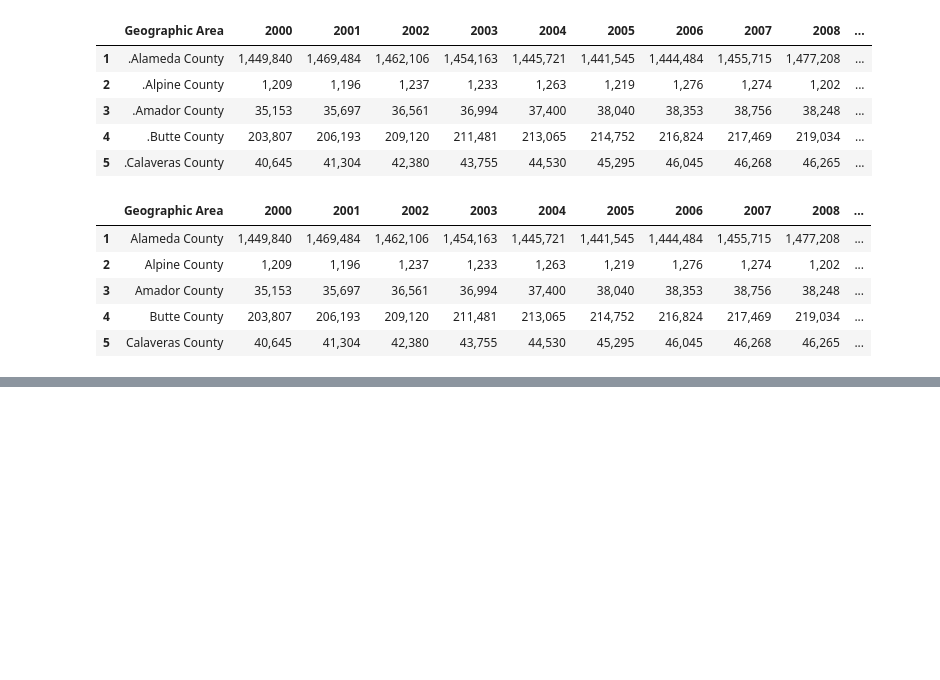
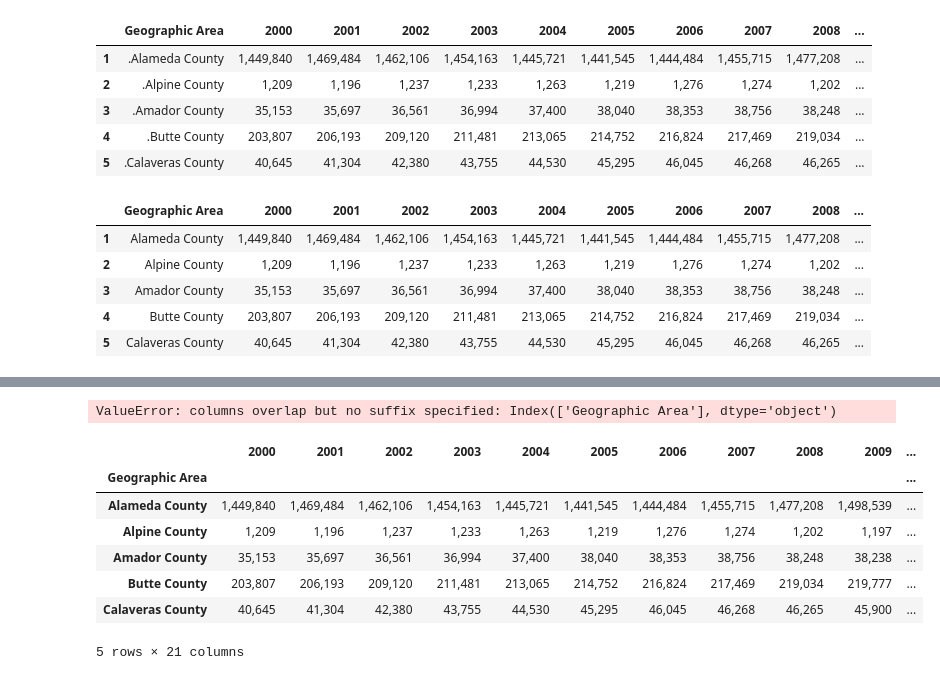
Before and after one commit to dillonallen92/CSUF-Project-Code, a Jupyter notebook: Project/code/test_notebook.ipynb, the cells around one changed output, grey strips where cells are left out. Saved outputs shown, nothing was run; the diff lists cells and outputs as text; code cells hidden in the pictures; blank space fills up the shorter version.

Commit message:
created data cleaners for the population data and combined dataframes function to make a single dataframe from 2000 to 2020

```diff
--- a/Project/code/test_notebook.ipynb
+++ b/Project/code/test_notebook.ipynb
@@ -80,0 +94,3 @@ ImportError: cannot import name 'clean_pop_dataframe2' from 'data_loader' (/User
+# %%
+pop1 = clean_pop_dataframe(pop2000_2010_path)
+pop1.head()
@@ -80,0 +104,3 @@ ImportError: cannot import name 'clean_pop_dataframe2' from 'data_loader' (/User
+# %%
+pop2 = clean_pop_dataframe(pop2010_2020_path)
+pop2.head()
@@ -80,0 +114,3 @@ ImportError: cannot import name 'clean_pop_dataframe2' from 'data_loader' (/User
+# %%
+pop1_2010_drop = pop1.drop(columns=['2010'])
+pop1_2010_drop.head()
@@ -80,0 +124,20 @@ ImportError: cannot import name 'clean_pop_dataframe2' from 'data_loader' (/User
+# %%
+pop_comb = pop1_2010_drop.join(pop2, how='inner')
+# %% [output]
+ValueError: columns overlap but no suffix specified: Index(['Geographic Area'], dtype='object')
+# %%
+pop1_2010_drop = pop1_2010_drop.set_index("Geographic Area")
+pop2 = pop2.set_index("Geographic Area")
+
+pop_comb = pop1_2010_drop.join(pop2, how="inner")
+# %%
+pop_comb.head()
+# %% [output]
+|  | 2000 | 2001 | 2002 | 2003 | 2004 | 2005 | 2006 | 2007 | 2008 | 2009 | ... |
+| Geographic Area |  |  |  |  |  |  |  |  |  |  | ... |
+| Alameda County | 1,449,840 | 1,469,484 | 1,462,106 | 1,454,163 | 1,445,721 | 1,441,545 | 1,444,484 | 1,455,715 | 1,477,208 | 1,498,539 | ... |
+| Alpine County | 1,209 | 1,196 | 1,237 | 1,233 | 1,263 | 1,219 | 1,276 | 1,274 | 1,202 | 1,197 | ... |
+| Amador County | 35,153 | 35,697 | 36,561 | 36,994 | 37,400 | 38,040 | 38,353 | 38,756 | 38,248 | 38,238 | ... |
+| Butte County | 203,807 | 206,193 | 209,120 | 211,481 | 213,065 | 214,752 | 216,824 | 217,469 | 219,034 | 219,777 | ... |
+| Calaveras County | 40,645 | 41,304 | 42,380 | 43,755 | 44,530 | 45,295 | 46,045 | 46,268 | 46,265 | 45,900 | ... |
+5 rows × 21 columns
```
Also changed, not shown: parts of 10 cells of this notebook, 2 other files.
